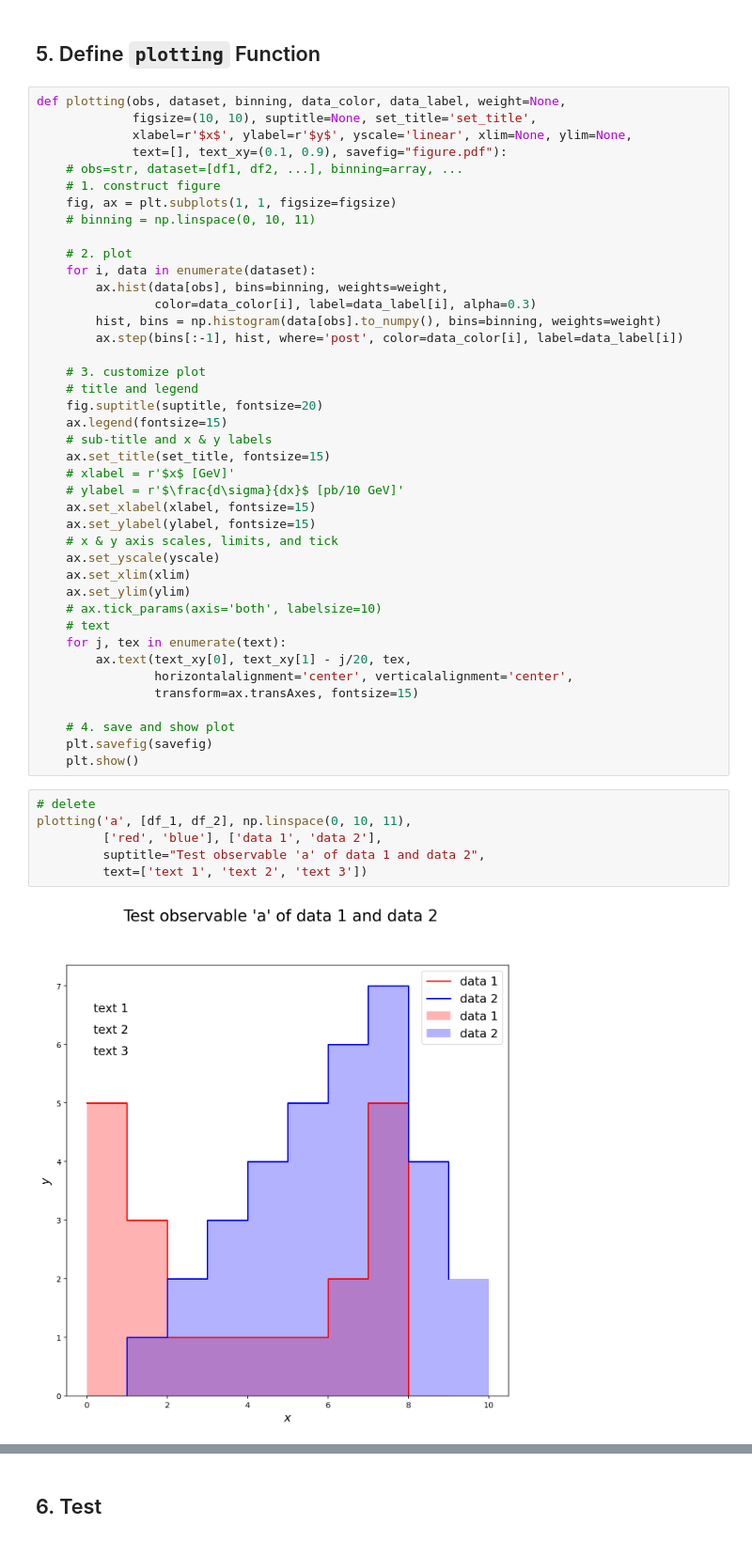
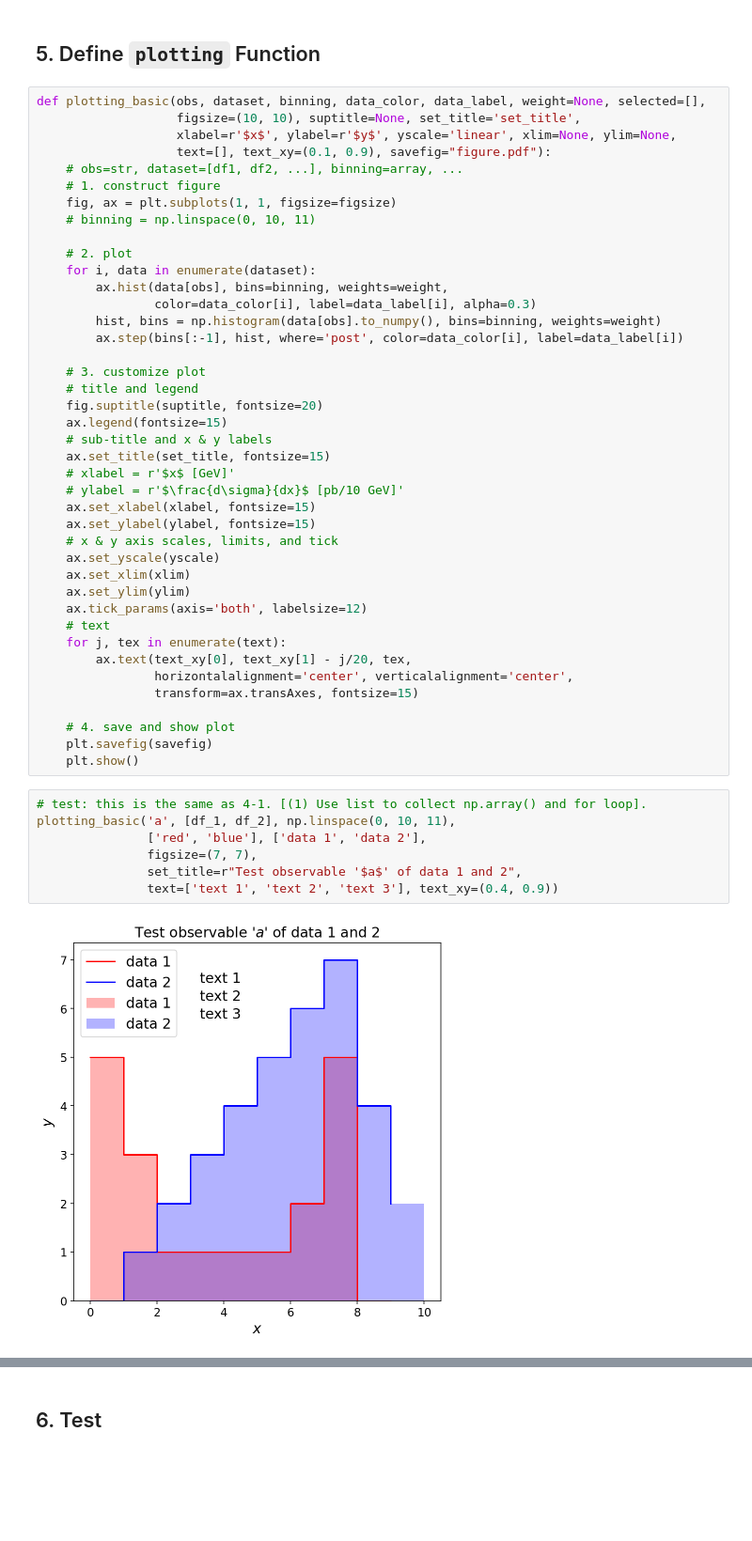
Before and after one commit to YW-Hsiao/svj_setting_master, a Jupyter notebook: test_plotting/test_2_histograms.ipynb, the cells around one changed output, grey strips where cells are left out. Shown: that part at 94% size. Cells and saved outputs as stored; diff of their text form; blank space fills up the shorter version.

Commit message:
update test_2_histograms 20220506

```diff
--- a/test_plotting/test_2_histograms.ipynb
+++ b/test_plotting/test_2_histograms.ipynb
@@ -290,10 +294,10 @@ plt.show()
 # %% [markdown]
 ## 5. Define `plotting` Function
 # %%
-def plotting(obs, dataset, binning, data_color, data_label, weight=None,
-             figsize=(10, 10), suptitle=None, set_title='set_title',
-             xlabel=r'$x$', ylabel=r'$y$', yscale='linear', xlim=None, ylim=None,
-             text=[], text_xy=(0.1, 0.9), savefig="figure.pdf"):
+def plotting_basic(obs, dataset, binning, data_color, data_label, weight=None, selected=[],
+                   figsize=(10, 10), suptitle=None, set_title='set_title',
+                   xlabel=r'$x$', ylabel=r'$y$', yscale='linear', xlim=None, ylim=None,
+                   text=[], text_xy=(0.1, 0.9), savefig="figure.pdf"):
     # obs=str, dataset=[df1, df2, ...], binning=array, ...
     # 1. construct figure
     fig, ax = plt.subplots(1, 1, figsize=figsize)
@@ -320,7 +324,7 @@ def plotting(obs, dataset, binning, data_color, data_label, weight=None,
     ax.set_yscale(yscale)
     ax.set_xlim(xlim)
     ax.set_ylim(ylim)
-    # ax.tick_params(axis='both', labelsize=10)
+    ax.tick_params(axis='both', labelsize=12)
     # text
     for j, tex in enumerate(text):
         ax.text(text_xy[0], text_xy[1] - j/20, tex,
@@ -331,10 +335,11 @@ def plotting(obs, dataset, binning, data_color, data_label, weight=None,
     plt.savefig(savefig)
     plt.show()
 # %%
-# delete
-plotting('a', [df_1, df_2], np.linspace(0, 10, 11),
-         ['red', 'blue'], ['data 1', 'data 2'],
-         suptitle="Test observable 'a' of data 1 and data 2",
-         text=['text 1', 'text 2', 'text 3'])
+# test: this is the same as 4-1. [(1) Use list to collect np.array() and for loop].
+plotting_basic('a', [df_1, df_2], np.linspace(0, 10, 11),
+               ['red', 'blue'], ['data 1', 'data 2'],
+               figsize=(7, 7),
+               set_title=r"Test observable '$a$' of data 1 and 2",
+               text=['text 1', 'text 2', 'text 3'], text_xy=(0.4, 0.9))
 # %% [output]
-[figure, old version]
+[figure, new version]
```
Also changed, not shown: parts of 3 cells of this notebook, 1 other file.
